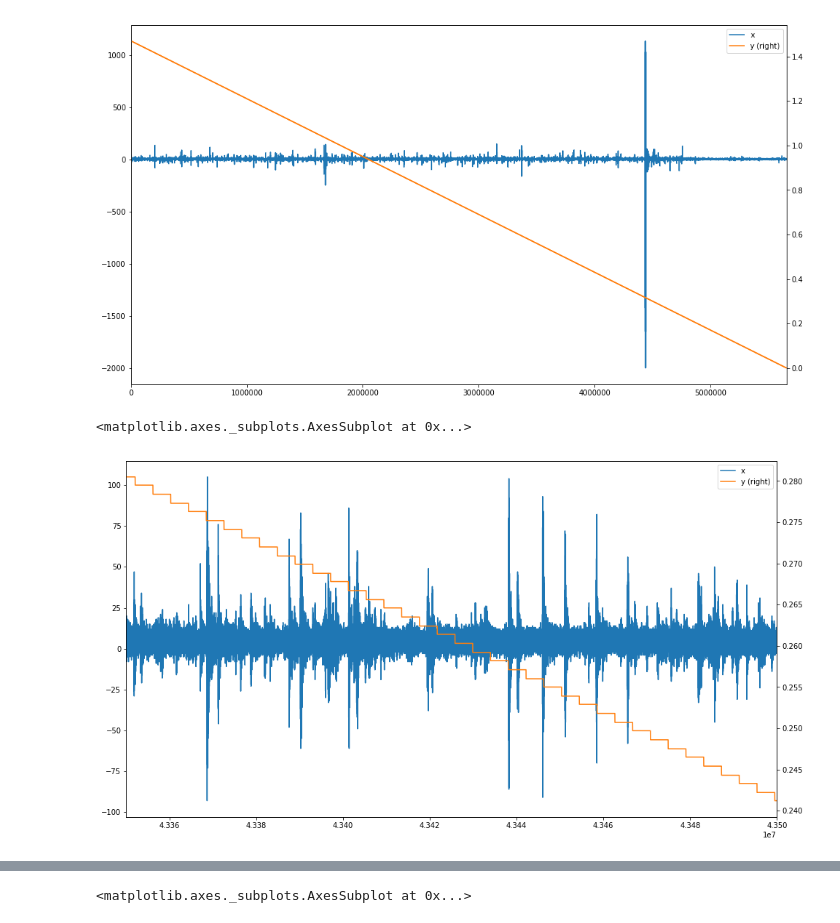
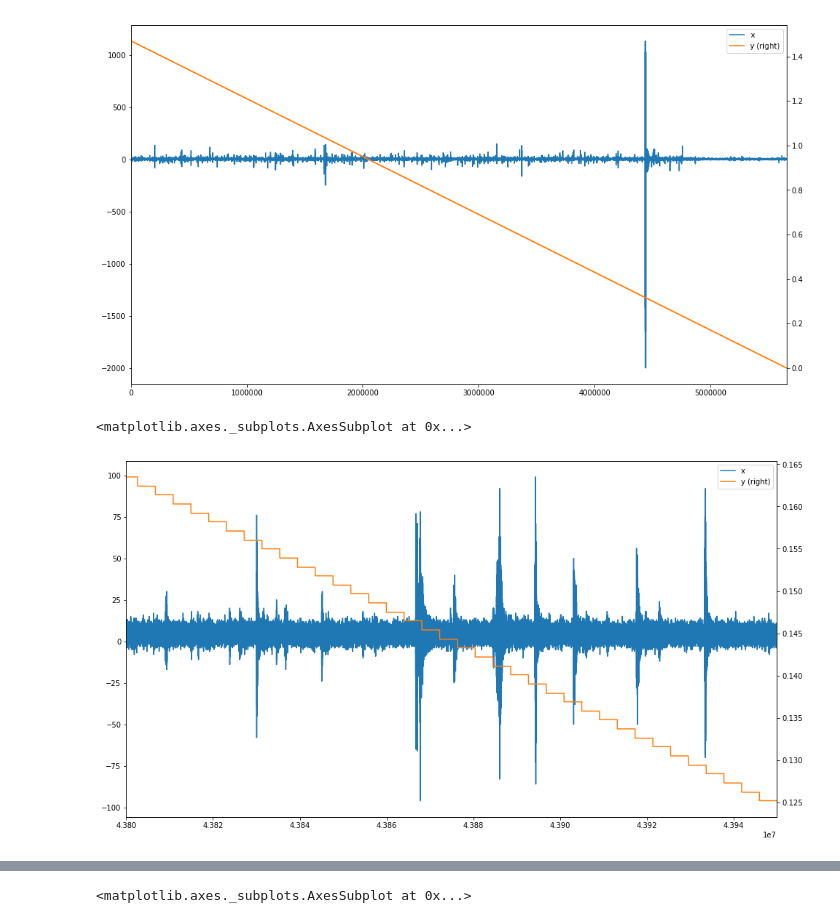
Before and after one commit to WLM1ke/LANL_Earthquake_Prediction, a Jupyter notebook: notebooks/EDA.ipynb, the cells around one changed output, grey strips where cells are left out. Saved outputs shown, nothing was run; the diff lists cells and outputs as text; code cells hidden in the pictures.

```diff
--- a/notebooks/EDA.ipynb
+++ b/notebooks/EDA.ipynb
@@ -33,9 +37,9 @@ df.loc[::100,:].plot(figsize=(16,9), secondary_y=["y"])
 [figure]
 # %%
 block = 150000
-num = 289
+num = 292
 df.loc[num * block: (num + 1) * block].plot(figsize=(16,9), secondary_y=["y"])
 # %% [output]
 <matplotlib.axes._subplots.AxesSubplot at 0x...>
-[figure, old version]
+[figure, new version]
 # %%
```
Also changed, not shown: parts of 7 cells of this notebook, 3 other files.
